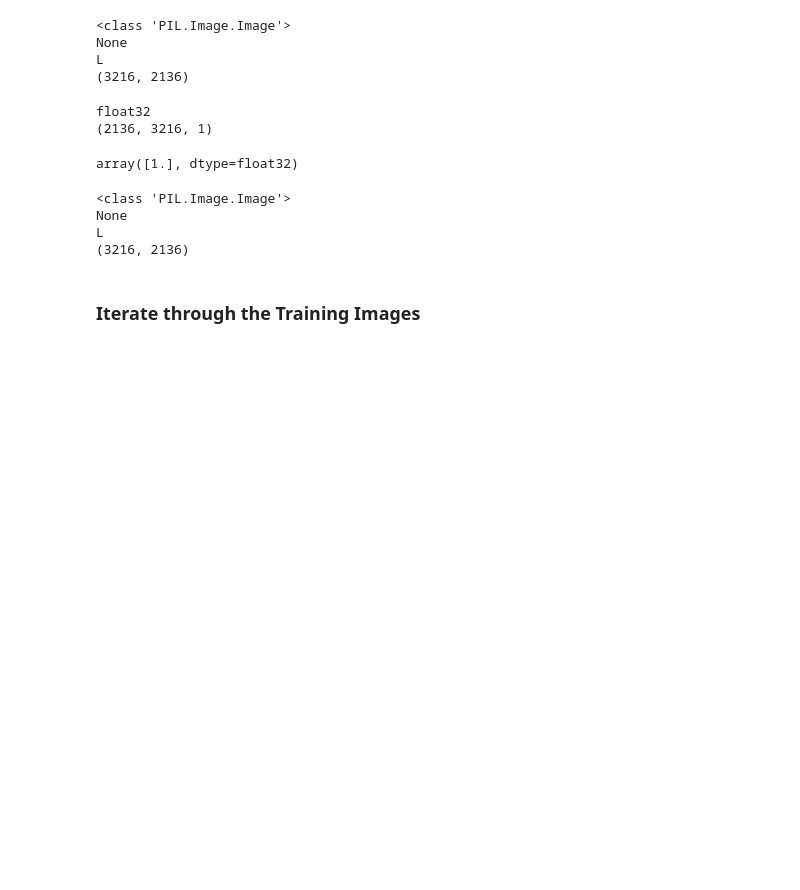
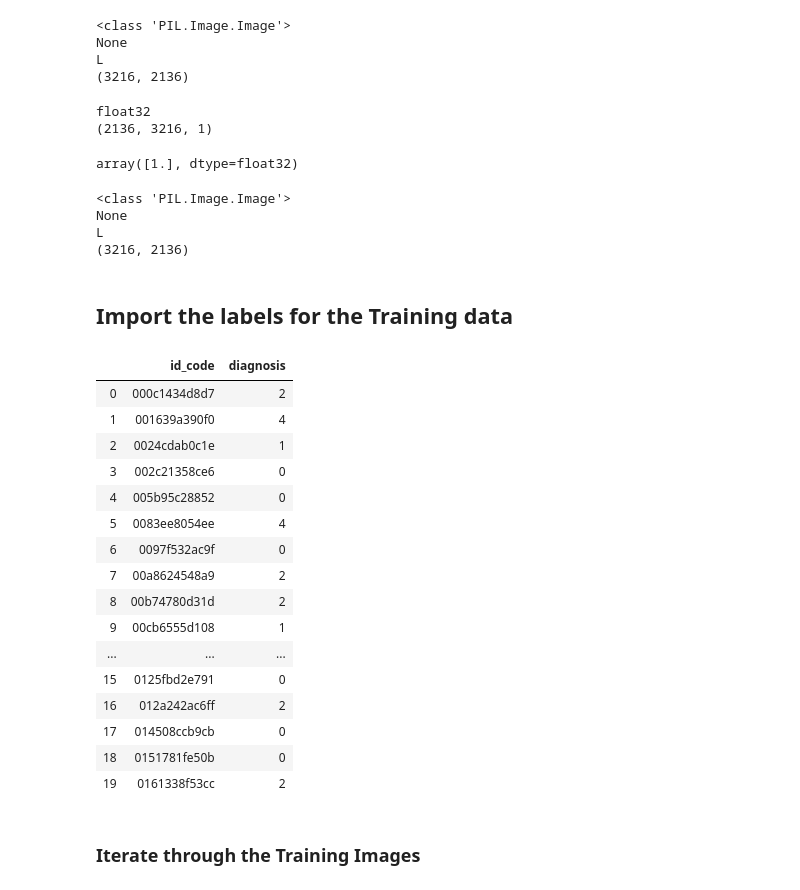
Before and after one commit to daddyjab/Diabetic_Retinopathy_Detection, a Jupyter notebook: 01-Diabetic_Retinopathy_Exploration.ipynb, the cells around one changed output. Cells and saved outputs as stored; diff of their text form; code cells hidden in the pictures; blank space fills up the shorter version.

Commit message:
able to read/view/write images

```diff
--- a/01-Diabetic_Retinopathy_Exploration.ipynb
+++ b/01-Diabetic_Retinopathy_Exploration.ipynb
@@ -191,3 +192,31 @@ print(train_image.size)
 None
 L
 (3216, 2136)
+# %% [markdown]
+## Import the labels for the Training data
+# %%
+# File name with labels for the Training data
+train_image_file = "data/train.csv"
+train_labels_df = pd.read_csv(train_image_file)
+
+# Limit subsequent pre-processing to only 20 images initially
+train_labels_df = train_labels_df[0:20]
+train_labels_df
+# %% [output]
+|  | id_code | diagnosis |
+| 0 | 000c1434d8d7 | 2 |
+| 1 | 001639a390f0 | 4 |
+| 2 | 0024cdab0c1e | 1 |
+| 3 | 002c21358ce6 | 0 |
+| 4 | 005b95c28852 | 0 |
+| 5 | 0083ee8054ee | 4 |
+| 6 | 0097f532ac9f | 0 |
+| 7 | 00a8624548a9 | 2 |
+| 8 | 00b74780d31d | 2 |
+| 9 | 00cb6555d108 | 1 |
+| ... | ... | ... |
+| 15 | 0125fbd2e791 | 0 |
+| 16 | 012a242ac6ff | 2 |
+| 17 | 014508ccb9cb | 0 |
+| 18 | 0151781fe50b | 0 |
+| 19 | 0161338f53cc | 2 |
```
Also changed, not shown: parts of 48 cells of this notebook.
